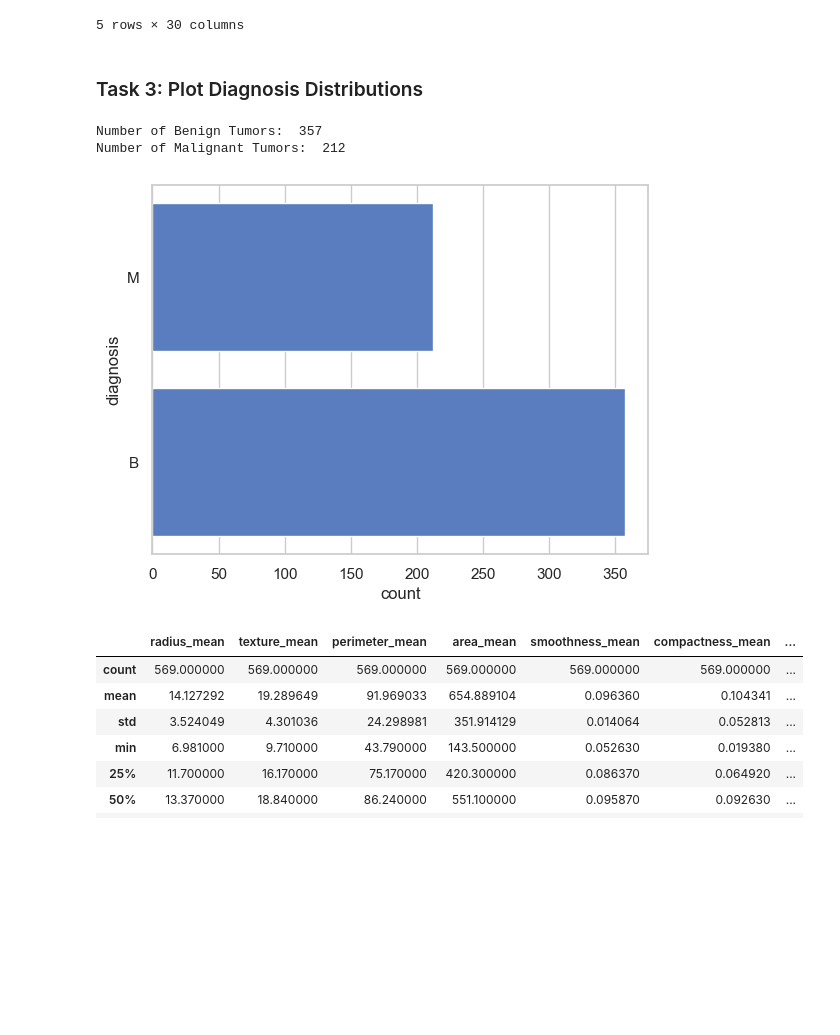
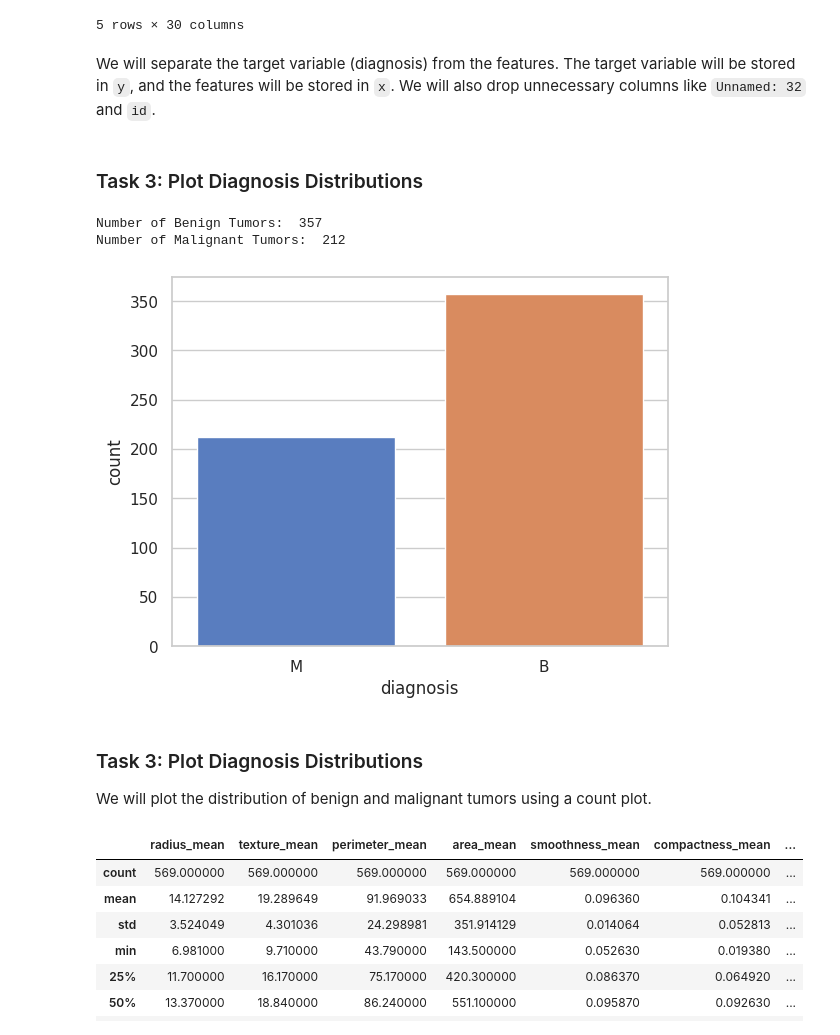
Before and after one commit to rasikasrimal/TumorDiagnosis, a Jupyter notebook: Learner_Notebook.ipynb, the cells around one changed output. Cells and saved outputs as stored; diff of their text form; code cells hidden in the pictures; blank space fills up the shorter version.

Commit message:
Kaggle Notebook | Tumor Diagnosis | Version 3

```diff
--- a/Learner_Notebook.ipynb
+++ b/Learner_Notebook.ipynb
@@ -46,3 +46,6 @@ data = pd.read_csv('data/data.csv')
+# %%
+path = "/kaggle/input/breast-cancer-diagnostic-data/data.csv"
+data = pd.read_csv(path)
 # %% [markdown]
 <h2 align=center> Exploratory Data Analysis </h2>
 
@@ -76,5 +84,5 @@ Index(['id', 'diagnosis', 'radius_mean', 'texture_mean', 'perimeter_mean',
 # %%
-y = data.diagnosis
+y = data['diagnosis']
 drop_cols = ['Unnamed: 32', 'id', 'diagnosis']
 x = data.drop(drop_cols, axis=1)
 x.head(5)
@@ -86,17 +94,23 @@ x.head(5)
 | 3 | 11.42 | 20.38 | 77.58 | 386.1 | 0.14250 | 0.28390 | ... |
 | 4 | 20.29 | 14.34 | 135.10 | 1297.0 | 0.10030 | 0.13280 | ... |
 5 rows × 30 columns
+# %% [markdown]
+We will separate the target variable (diagnosis) from the features. The target variable will be stored in `y`, and the features will be stored in `x`. We will also drop unnecessary columns like `Unnamed: 32` and `id`.
 # %% [markdown]
 ### Task 3: Plot Diagnosis Distributions
 # %%
-ax = sns.countplot(y, label="Count")
+ax = sns.countplot(x=y, label="Count")
 B, M = y.value_counts()
 print('Number of Benign Tumors: ', B)
 print('Number of Malignant Tumors: ', M)
+plt.show()
 # %% [output]
 Number of Benign Tumors:  357
 Number of Malignant Tumors:  212
-[figure, old version]
+[figure, new version]
+# %% [markdown]
+### Task 3: Plot Diagnosis Distributions
+We will plot the distribution of benign and malignant tumors using a count plot.
 # %%
 x.describe()
 # %% [output]
```
Also changed, not shown: parts of 24 cells of this notebook.
